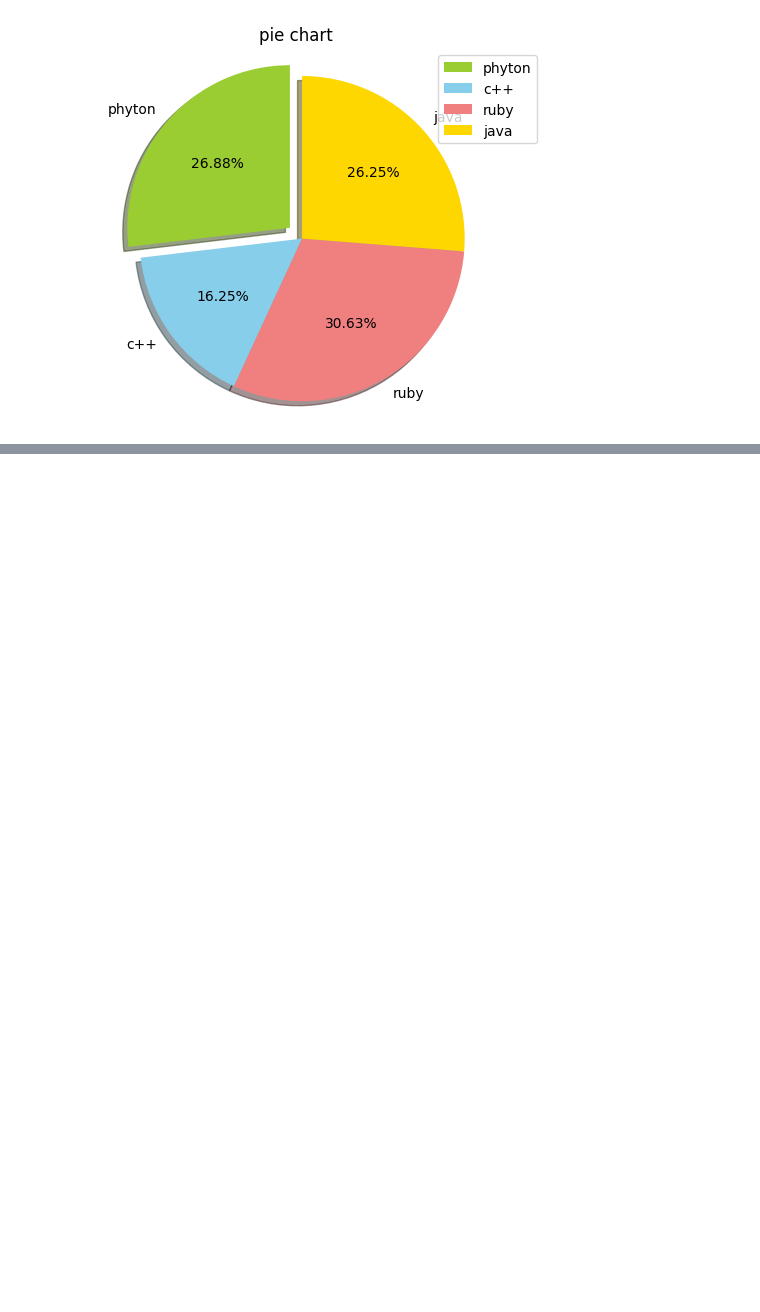
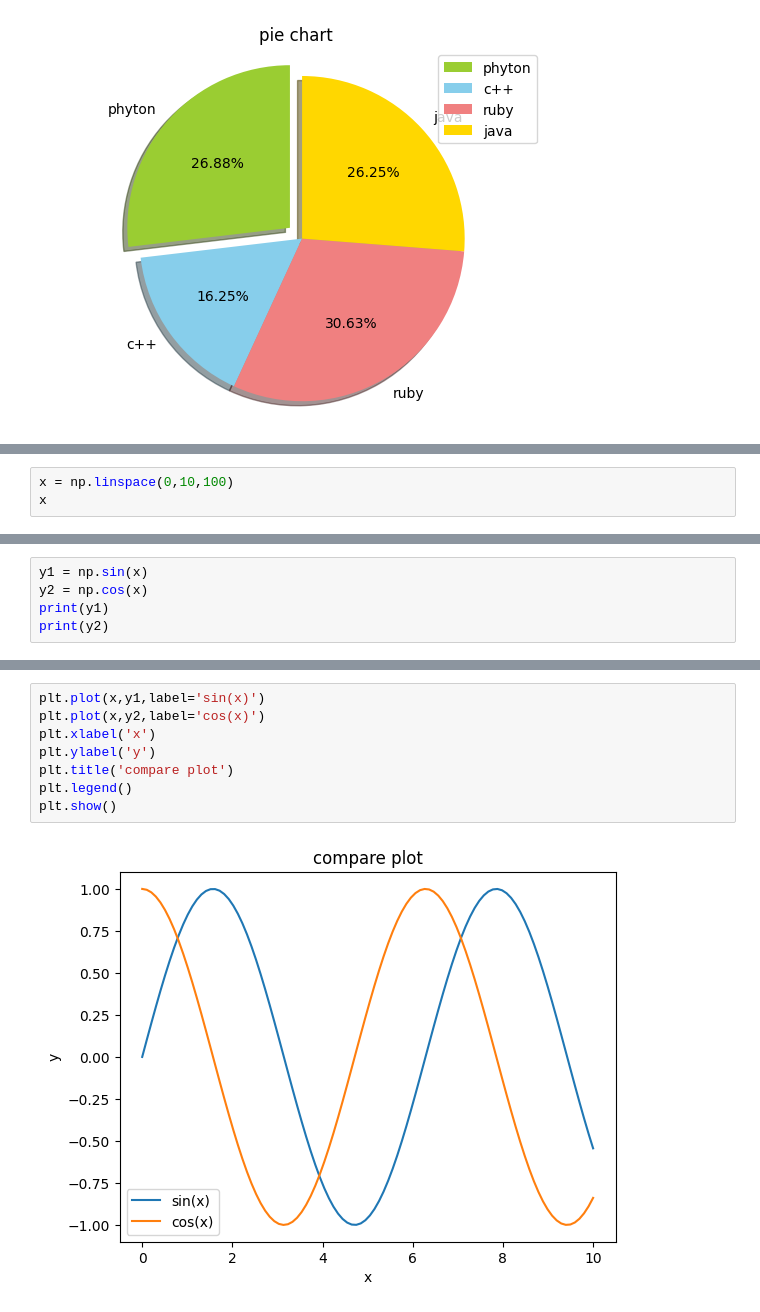
Before and after one commit to s4bih/data-visualisasi, a Jupyter notebook: drawing_graph.ipynb, the cells around one changed output, grey strips where cells are left out. Drawn from its saved outputs; the diff is of its cells as text; blank space fills up the shorter version.

```diff
--- a/drawing_graph.ipynb
+++ b/drawing_graph.ipynb
@@ -136,0 +141,3 @@ plt.show()
+# %%
+x = np.linspace(0,10,100)
+x
@@ -136,0 +165,5 @@ plt.show()
+# %%
+y1 = np.sin(x)
+y2 = np.cos(x)
+print(y1)
+print(y2)
@@ -136,0 +188,10 @@ plt.show()
+# %%
+plt.plot(x,y1,label='sin(x)')
+plt.plot(x,y2,label='cos(x)')
+plt.xlabel('x')
+plt.ylabel('y')
+plt.title('compare plot')
+plt.legend()
+plt.show()
+# %% [output]
+[figure, added]
```
Also changed, not shown: parts of 13 cells of this notebook.
